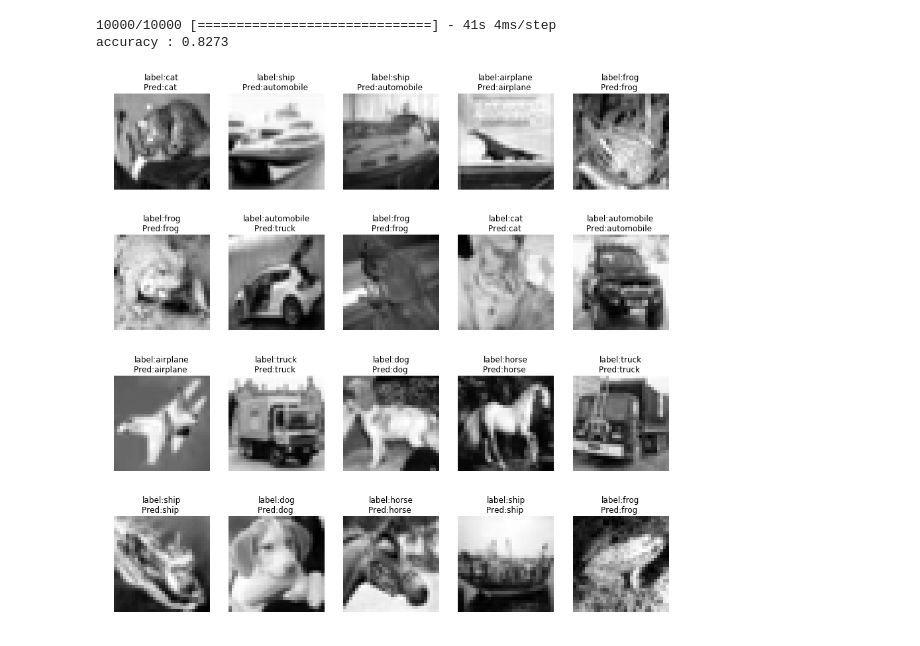
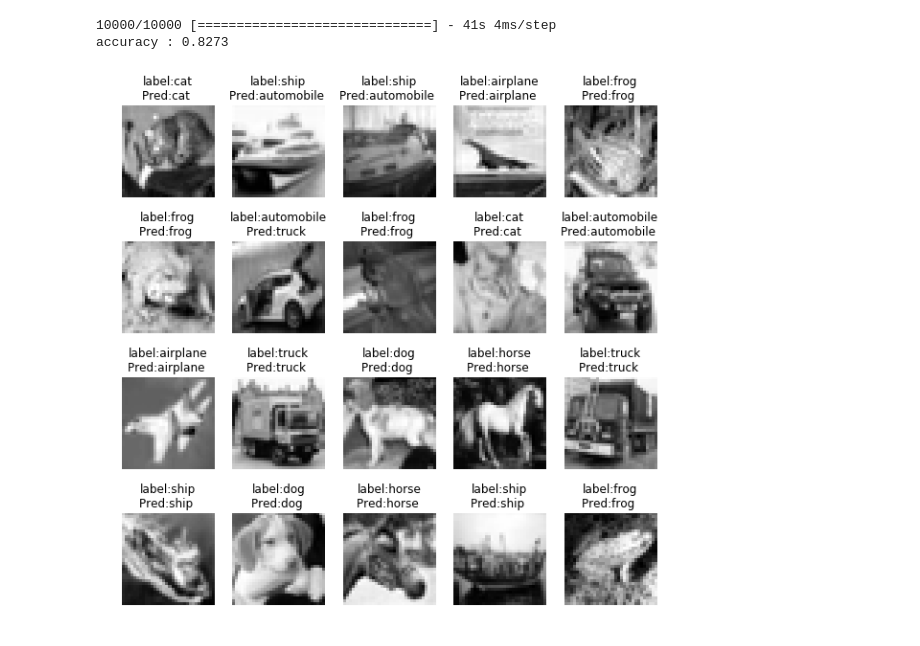
Before and after one commit to jvargh81/object_Detection, a Jupyter notebook: keras 12 CIFAR-10 dataset.ipynb, the cells around one changed output. Saved outputs shown, nothing was run; the diff lists cells and outputs as text; code cells hidden in the pictures.

Commit message:
Updating the predicted figures for better images.
Signed-off-by: Jerrin Joe Varghese <jvargh81@lakers.mercyhurst.edu>

```diff
--- a/keras 12 CIFAR-10 dataset.ipynb
+++ b/keras 12 CIFAR-10 dataset.ipynb
@@ -140,14 +140,14 @@ accuracy : 0.8273
 # %%
 preds = model.predict(x_test)
 n = 20
-plt.figure(figsize=(15,15))
+plt.figure(figsize=(10,10))
 
 for i in range(n):
     plt.subplot(4,5,i+1)
     plt.imshow(x_test[i,:,:,0], cmap='gray')
     plt.title('label:{}\nPred:{} '.format(class_names[np.argmax(y_test[i])],class_names[np.argmax(preds[i])]))
     plt.axis('off')
 
 plt.show()
 # %% [output]
-[figure, old version]
+[figure, new version]
```
